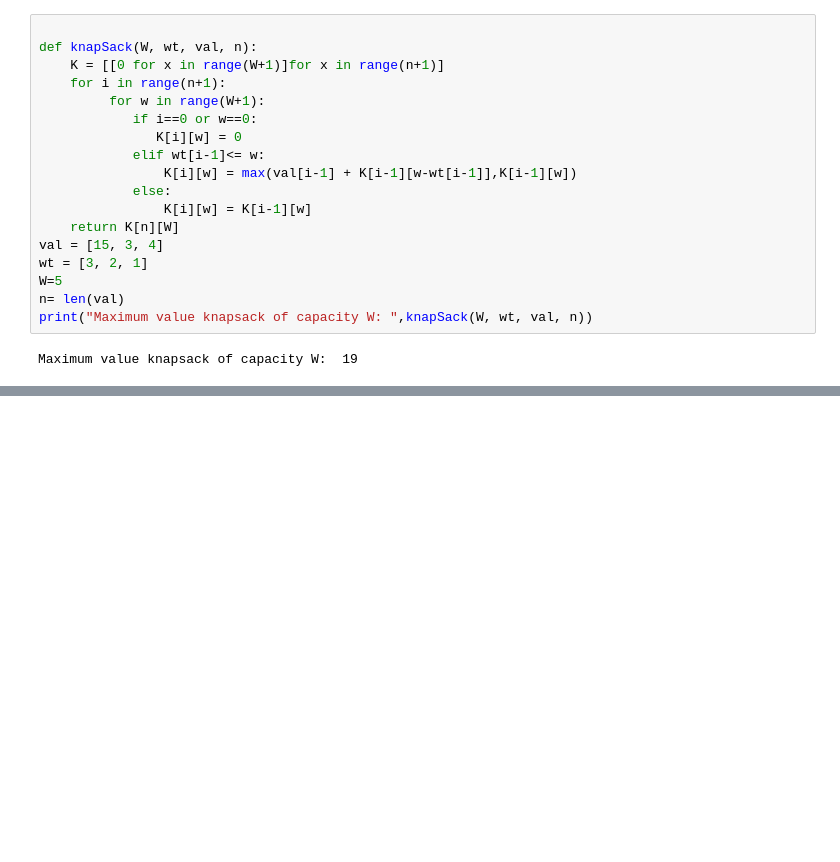
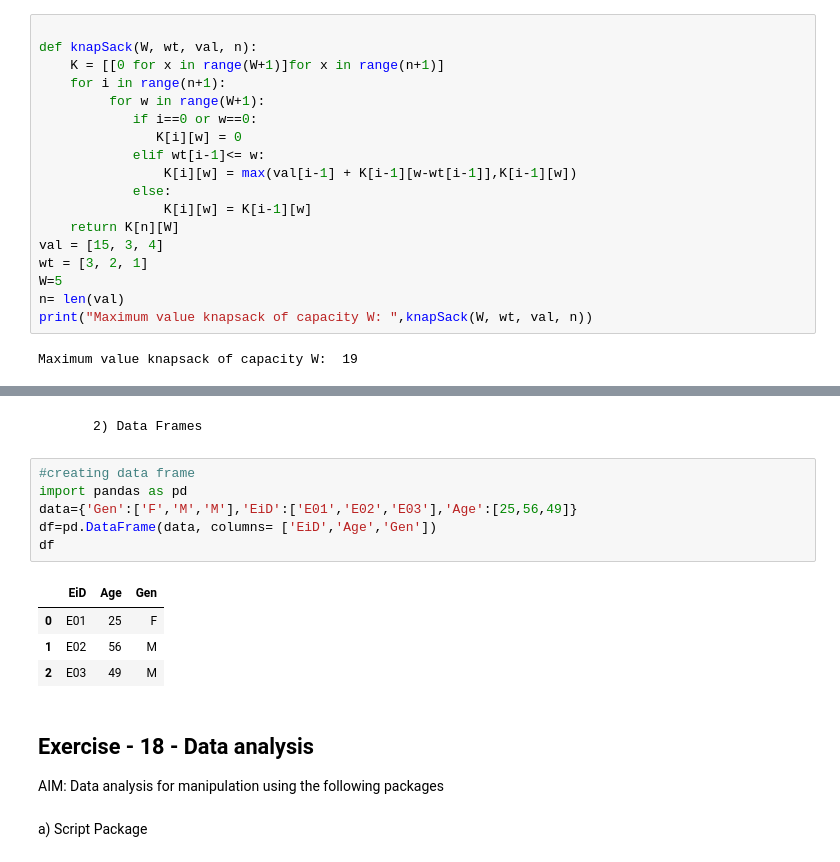
Before and after one commit to Ukprogramer/AVULA-UDAY-KIRAN-YADAV-19A21A0570, a Jupyter notebook: A_Uday_Kiran_Yadav_19A21A0570.ipynb, the cells around one changed output, grey strips where cells are left out. Drawn from its saved outputs; the diff is of its cells as text; blank space fills up the shorter version.

```diff
--- a/A_Uday_Kiran_Yadav_19A21A0570.ipynb
+++ b/A_Uday_Kiran_Yadav_19A21A0570.ipynb
@@ -1076,0 +1238,20 @@ Maximum value knapsack of capacity W:  19
+# %% [markdown]
+         2) Data Frames
+# %%
+#creating data frame
+import pandas as pd
+data={'Gen':['F','M','M'],'EiD':['E01','E02','E03'],'Age':[25,56,49]}
+df=pd.DataFrame(data, columns= ['EiD','Age','Gen'])
+df
+# %% [output]
+|  | EiD | Age | Gen |
+| 0 | E01 | 25 | F |
+| 1 | E02 | 56 | M |
+| 2 | E03 | 49 | M |
+# %% [markdown]
+## Exercise - 18 - Data analysis
+
+
+AIM:  Data analysis for manipulation using the following packages
+# %% [markdown]
+a) Script Package
```
Also changed, not shown: parts of 16 cells of this notebook.
